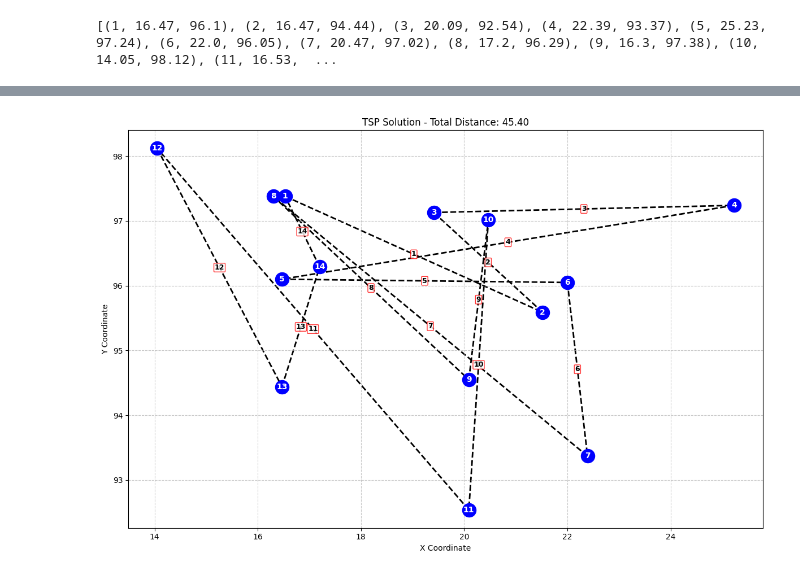
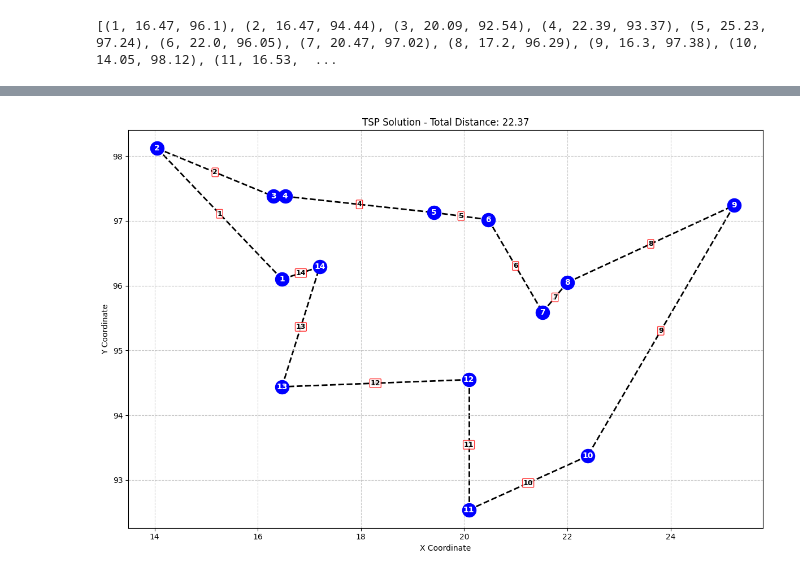
Before and after one commit to huskyybtw/ISA-Optymalizacja-Procesow-Dyskretnych, a Jupyter notebook: TSP/tsp.ipynb, the cells around one changed output, grey strips where cells are left out. Cells and saved outputs as stored; diff of their text form; code cells hidden in the pictures.

Commit message:
tsp working anneling + improved dismalntling

```diff
--- a/TSP/tsp.ipynb
+++ b/TSP/tsp.ipynb
@@ -77,43 +71,32 @@ print(calculate_distance_random(load_file("burma14.tsp")))
 def dismantle_crossings(order, total_distance):
     improved = True
     improvements = 0
-
-    improved_order = order.copy()
-    improved_distance = total_distance
+    improved_order = order[:]
 
     while improved:
         improved = False
+        for i in range(len(improved_order) - 1):
+            for j in range(i + 2, len(improved_order)):
+                if j == len(improved_order) - 1 and i == 0:
+                    continue  # unikamy przerywania cyklu na końcu
 
-        for i in range(len(improved_order) - 2):
-            for j in range(i + 2, len(improved_order) - 1):
-                city_i = improved_order[i]
-                city_i_next = improved_order[i + 1]
-                city_j = improved_order[j]
-                city_j_next = improved_order[j + 1]
+                a, b = improved_order[i], improved_order[i + 1]
+                c, d = improved_order[j], improved_order[(j + 1) % len(improved_order)]
 
-                current_dist = (
-                    ((city_i[1] - city_i_next[1])**2 + (city_i[2] - city_i_next[2])**2)**0.5 +
-                    ((city_j[1] - city_j_next[1])**2 + (city_j[2] - city_j_next[2])**2)**0.5
-                )
+                # Aktualna długość i potencjalna po zamianie
+                old_dist = calculate_distance(a, b) + calculate_distance(c, d)
+                new_dist = calculate_distance(a, c) + calculate_distance(b, d)
 
-                new_dist = (
-                    ((city_i[1] - city_j[1])**2 + (city_i[2] - city_j[2])**2)**0.5 +
-                    ((city_i_next[1] - city_j_next[1])**2 + (city_i_next[2] - city_j_next[2])**2)**0.5
-                )
-
-                if new_dist < current_dist:
-                    improved_order[i+1:j+1] = reversed(improved_order[i+1:j+1])
-
-                    improved_distance = improved_distance - current_dist + new_dist
-
+                if new_dist < old_dist:
+                    improved_order[i + 1: j + 1] = reversed(improved_order[i + 1: j + 1])
+                    total_distance = total_distance - old_dist + new_dist
                     improved = True
                     improvements += 1
                     break
-
             if improved:
                 break
 
-    return improved_order, improved_distance, improvements
+    return improved_order, total_distance, improvements
 # %%
 def calculate_distance_greedy(data):
     current_city_idx = 0
@@ -248,33 +215,33 @@ def plot_tsp_solution(distance, order):
         plt.annotate(f"{i+1}",
                     (mid_x, mid_y),
                     color='black',
                     fontsize=9,
                     fontweight='bold',
                     bbox=dict(boxstyle="round,pad=0.1", fc="white", alpha=0.8, color = "red"),
                     ha='center',
                     va='center',
                     zorder=2)
 
     # Cities
     for i, city in enumerate(order):
         plt.scatter(city[1], city[2], c='blue', s=300, zorder=3)
         plt.annotate(f"{i+1}", (city[1], city[2]),
                     color='white',
                     fontsize=10,
                     fontweight='bold',
                     ha='center',
                     va='center',
                     zorder=4)
 
     plt.title('TSP Solution - Total Distance: {:.2f}'.format(distance))
     plt.xlabel('X Coordinate')
     plt.ylabel('Y Coordinate')
     plt.grid(True, linestyle='--', alpha=0.7)
     plt.tight_layout()
     plt.show()
 
 saPath = load_file("burma14.tsp")
-distance, order = calculate_distance_anneling(saPath)
-plot_tsp_solution(distance, order)
+calculate_distance, order = calculate_distance_greedy(saPath)
+plot_tsp_solution(calculate_distance, order)
 # %% [output]
-[figure, old version]
+[figure, new version]
```
Also changed, not shown: parts of 5 cells of this notebook, 2 other files.
